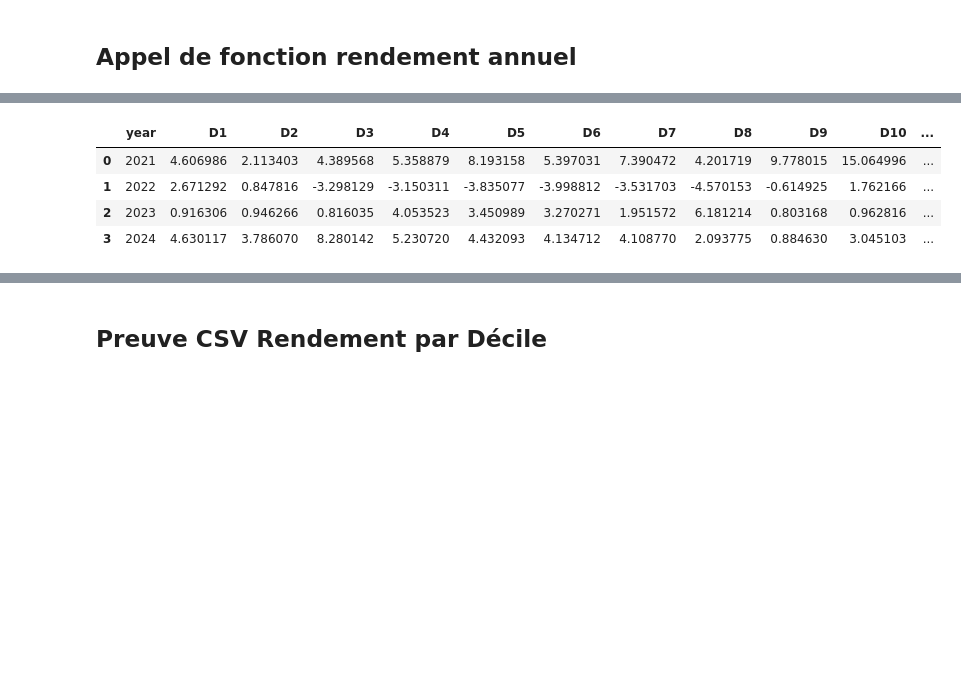
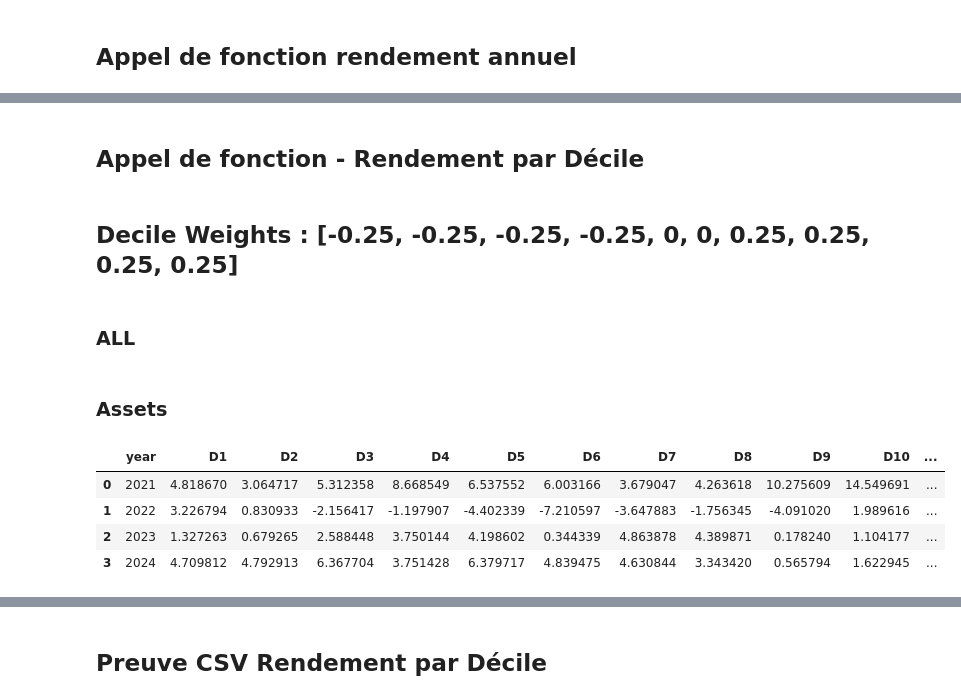
Before and after one commit to DominicPrenovost/AutoML-Practice, a Jupyter notebook: Target Cash From Operations.ipynb, the cells around one changed output, grey strips where cells are left out. Drawn from its saved outputs; the diff is of its cells as text; code cells hidden in the pictures; blank space fills up the shorter version.

```diff
--- a/Target Cash From Operations.ipynb
+++ b/Target Cash From Operations.ipynb
@@ -167,0 +264,12 @@ print(df_10Y.shape)
+# %%
+# Date la plus récente du DataFrame
+max_date = DF_Assets['date'].max()
+
+# Date de coupure (5 ans avant)
+cutoff_date = max_date - pd.DateOffset(years=10)
+
+# Filtrer pour ne garder que les 5 dernières années
+DF_10Y_Assets = DF_Assets[DF_Assets['date'] >= cutoff_date].copy()
+
+print(DF_10Y_Assets['date'].min(), DF_10Y_Assets['date'].max())
+print(DF_10Y_Assets.shape)
@@ -168,11 +313,12 @@ print(df_10Y.shape)
 # %% [markdown]
 ## Rolling Window + AutoML
 # %%
-def pipeline_rolling_windows(data, date_col, target_col, train_years, val_years, test_years, buffer_months=0):
+def pipeline_rolling_windows(data, date_col, target_col, train_years, val_years, test_years, label, buffer_months=0):
     """
     Pipeline direct pour la rolling window avec AutoML et cross-validation personnalisée.
     Ajoute les périodes dans le DataFrame final pour validation.
     """
+
     # Conversion de la colonne date
     data[date_col] = pd.to_datetime(data[date_col])
     start_date = data[date_col].min()
@@ -202,7 +348,7 @@ def pipeline_rolling_windows(data, date_col, target_col, train_years, val_years,
 
         # Configurer et entraîner AutoML
         print(f"Fenêtre {start_date.year}-{test_end.year} : entraînement de AutoML...")
-        automl = AutoML(results_path=f"AutoML_{start_date.year}-{test_end.year}_CashFromOps", mode="Perform", algorithms=["Xgboost"], eval_metric="auc")
+        automl = AutoML(results_path=f"AutoML_{start_date.year}-{test_end.year}_{label}_CFO", mode="Perform", algorithms=["Xgboost"], eval_metric="auc")
         custom_cv = [(train_data.index, val_data.index)]
         automl.fit(
             train_data.drop(columns=[target_col, date_col, 'cid']),
@@ -242,12 +405,15 @@ def pipeline_rolling_windows(data, date_col, target_col, train_years, val_years,
 # %%
-predictions_df = pipeline_rolling_windows(
-    data=df_10Y,
+predictions_df_assets = pipeline_rolling_windows(
+    data=DF_10Y_Assets,
     date_col="date",
     target_col="binary_target_cash_operations",
     train_years=5,
     val_years=1,
     test_years=1,
+    label="assets",
     buffer_months=1
 )
+
+predictions_df_assets.to_csv("df10Y_CashFromOps_Pred_assets.csv", index=False)
 # %% [output]
 Fenêtre 2014-2022 : entraînement de AutoML...
@@ -623,3 +850,9 @@ def compute_decile_returns(
         df_final.to_csv(csv_path, index=False)
 
     return df_final
+# %% [markdown]
+## Appel de fonction - Rendement par Décile
+# %% [markdown]
+## Decile Weights : [-0.25, -0.25, -0.25, -0.25, 0, 0, 0.25, 0.25, 0.25, 0.25]
+# %% [markdown]
+### ALL
@@ -626,18 +871,20 @@ def compute_decile_returns(
+# %% [markdown]
+### Assets
 # %%
-df_deciles = compute_decile_returns(
-    predictions_df=predictions_df,
+df_deciles_assets = compute_decile_returns(
+    predictions_df=predictions_df_assets,
     df_canada=df_canada,
     proba_col='prob_up',
     return_col='return_1q',
     aggregator='mean',
     decile_weights=[-0.25, -0.25, -0.25, -0.25, 0, 0, 0.25, 0.25, 0.25, 0.25],
-    csv_path='DF10Y_CashFromOps_decile_returns.csv'
+    csv_path='DF10Y_CashFromOps_decile_returns_assets.csv'
 )
 
-df_deciles.head()
+df_deciles_assets.head()
 # %% [output]
 |  | year | D1 | D2 | D3 | D4 | D5 | D6 | D7 | D8 | D9 | D10 | ... |
-| 0 | 2021 | 4.606986 | 2.113403 | 4.389568 | 5.358879 | 8.193158 | 5.397031 | 7.390472 | 4.201719 | 9.778015 | 15.064996 | ... |
-| 1 | 2022 | 2.671292 | 0.847816 | -3.298129 | -3.150311 | -3.835077 | -3.998812 | -3.531703 | -4.570153 | -0.614925 | 1.762166 | ... |
-| 2 | 2023 | 0.916306 | 0.946266 | 0.816035 | 4.053523 | 3.450989 | 3.270271 | 1.951572 | 6.181214 | 0.803168 | 0.962816 | ... |
-| 3 | 2024 | 4.630117 | 3.786070 | 8.280142 | 5.230720 | 4.432093 | 4.134712 | 4.108770 | 2.093775 | 0.884630 | 3.045103 | ... |
+| 0 | 2021 | 4.818670 | 3.064717 | 5.312358 | 8.668549 | 6.537552 | 6.003166 | 3.679047 | 4.263618 | 10.275609 | 14.549691 | ... |
+| 1 | 2022 | 3.226794 | 0.830933 | -2.156417 | -1.197907 | -4.402339 | -7.210597 | -3.647883 | -1.756345 | -4.091020 | 1.989616 | ... |
+| 2 | 2023 | 1.327263 | 0.679265 | 2.588448 | 3.750144 | 4.198602 | 0.344339 | 4.863878 | 4.389871 | 0.178240 | 1.104177 | ... |
+| 3 | 2024 | 4.709812 | 4.792913 | 6.367704 | 3.751428 | 6.379717 | 4.839475 | 4.630844 | 3.343420 | 0.565794 | 1.622945 | ... |
```
Also changed, not shown: parts of 47 cells of this notebook, 1 other file.
